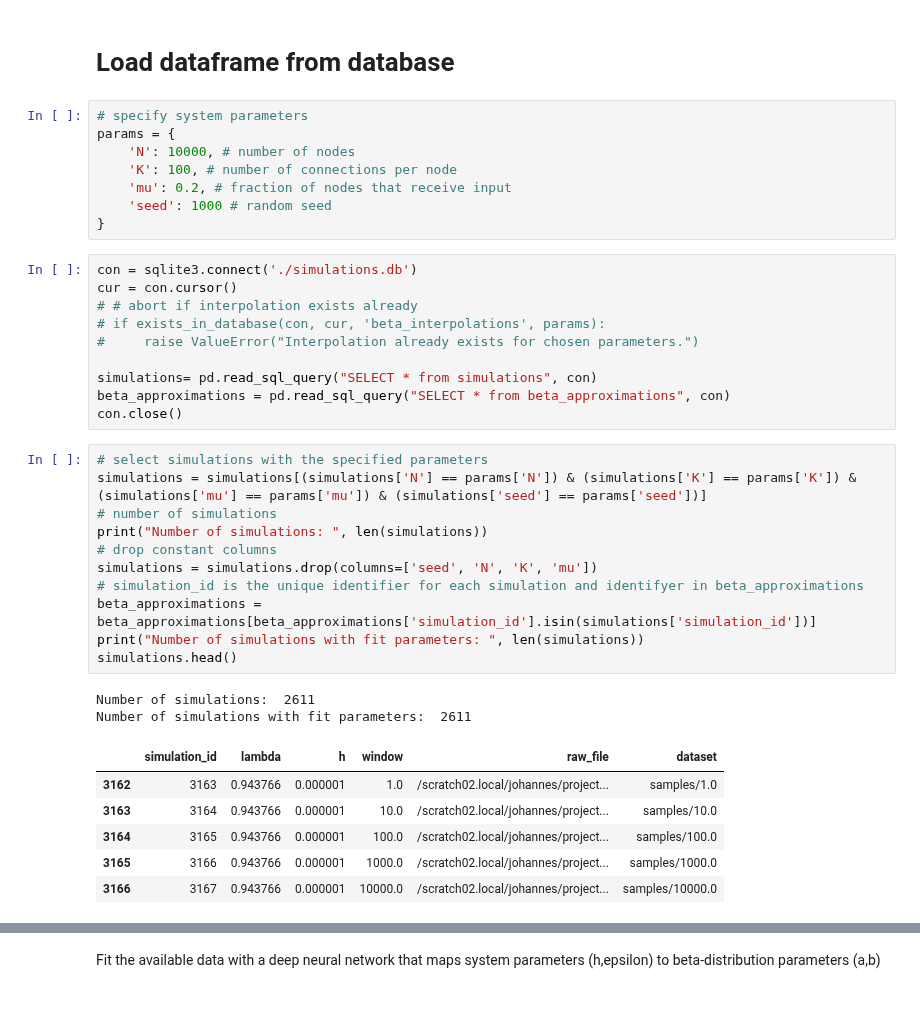
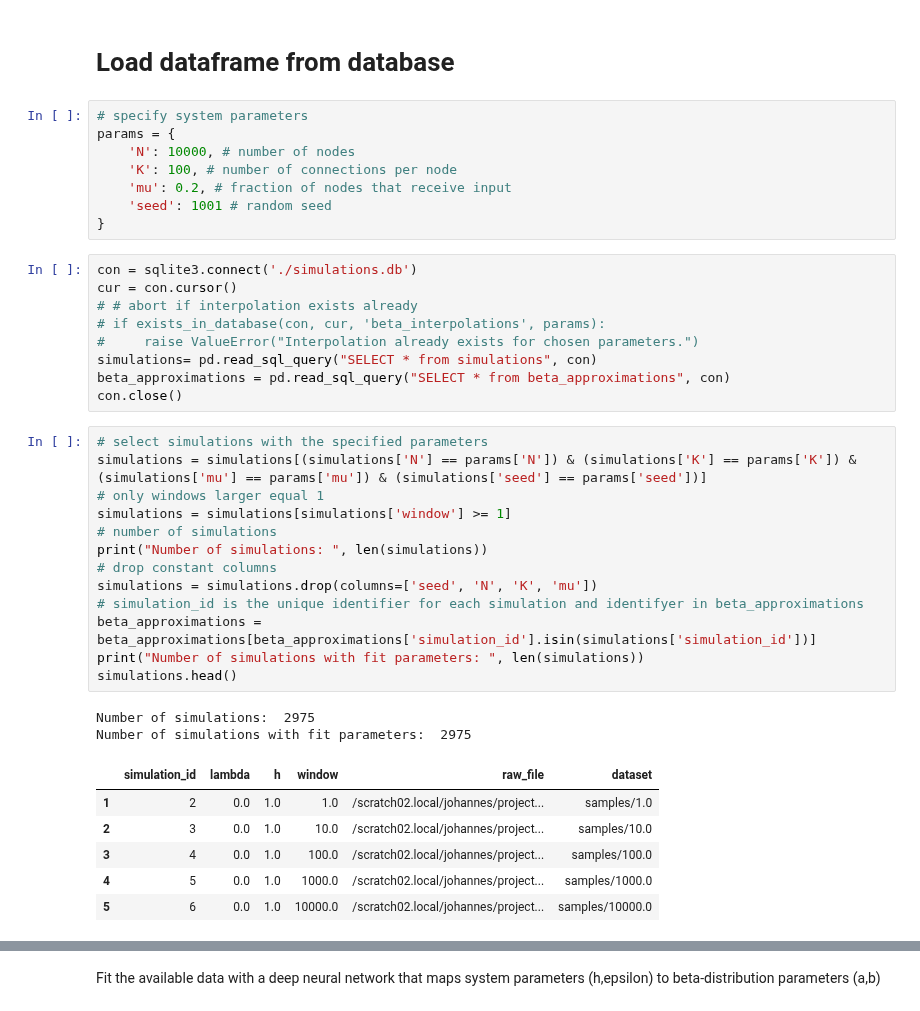
Before and after one commit to sahelazizpour/Finite-Observation-Dynamic-Range, a Jupyter notebook: 0_update/3_train_neural_network.ipynb, the cells around one changed output, grey strips where cells are left out. Saved outputs shown, nothing was run; the diff lists cells and outputs as text.

```diff
--- a/0_update/3_train_neural_network.ipynb
+++ b/0_update/3_train_neural_network.ipynb
@@ -41,7 +41,7 @@ params = {
     'N': 10000, # number of nodes
     'K': 100, # number of connections per node
     'mu': 0.2, # fraction of nodes that receive input
-    'seed': 1000 # random seed
+    'seed': 1001 # random seed
 }
 # %%
 con = sqlite3.connect('./simulations.db')
@@ -49,30 +49,31 @@ cur = con.cursor()
 # # abort if interpolation exists already
 # if exists_in_database(con, cur, 'beta_interpolations', params):
 #     raise ValueError("Interpolation already exists for chosen parameters.")
-
 simulations= pd.read_sql_query("SELECT * from simulations", con)
 beta_approximations = pd.read_sql_query("SELECT * from beta_approximations", con)
 con.close()
 # %%
 # select simulations with the specified parameters
 simulations = simulations[(simulations['N'] == params['N']) & (simulations['K'] == params['K']) & (simulations['mu'] == params['mu']) & (simulations['seed'] == params['seed'])]
+# only windows larger equal 1
+simulations = simulations[simulations['window'] >= 1]
 # number of simulations
 print("Number of simulations: ", len(simulations))
 # drop constant columns
 simulations = simulations.drop(columns=['seed', 'N', 'K', 'mu'])
 # simulation_id is the unique identifier for each simulation and identifyer in beta_approximations
 beta_approximations = beta_approximations[beta_approximations['simulation_id'].isin(simulations['simulation_id'])]
 print("Number of simulations with fit parameters: ", len(simulations))
 simulations.head()
 # %% [output]
-Number of simulations:  2611
-Number of simulations with fit parameters:  2611
+Number of simulations:  2975
+Number of simulations with fit parameters:  2975
 |  | simulation_id | lambda | h | window | raw_file | dataset |
-| 3162 | 3163 | 0.943766 | 0.000001 | 1.0 | /scratch02.local/johannes/project... | samples/1.0 |
-| 3163 | 3164 | 0.943766 | 0.000001 | 10.0 | /scratch02.local/johannes/project... | samples/10.0 |
-| 3164 | 3165 | 0.943766 | 0.000001 | 100.0 | /scratch02.local/johannes/project... | samples/100.0 |
-| 3165 | 3166 | 0.943766 | 0.000001 | 1000.0 | /scratch02.local/johannes/project... | samples/1000.0 |
-| 3166 | 3167 | 0.943766 | 0.000001 | 10000.0 | /scratch02.local/johannes/project... | samples/10000.0 |
+| 1 | 2 | 0.0 | 1.0 | 1.0 | /scratch02.local/johannes/project... | samples/1.0 |
+| 2 | 3 | 0.0 | 1.0 | 10.0 | /scratch02.local/johannes/project... | samples/10.0 |
+| 3 | 4 | 0.0 | 1.0 | 100.0 | /scratch02.local/johannes/project... | samples/100.0 |
+| 4 | 5 | 0.0 | 1.0 | 1000.0 | /scratch02.local/johannes/project... | samples/1000.0 |
+| 5 | 6 | 0.0 | 1.0 | 10000.0 | /scratch02.local/johannes/project... | samples/10000.0 |
 # %%
 # merge the two dataframes according to simulation_id (which only keeps the ones where analysis was done so far!!)
 df = pd.merge(simulations, beta_approximations, on='simulation_id')
```
Also changed, not shown: parts of 5 cells of this notebook.
